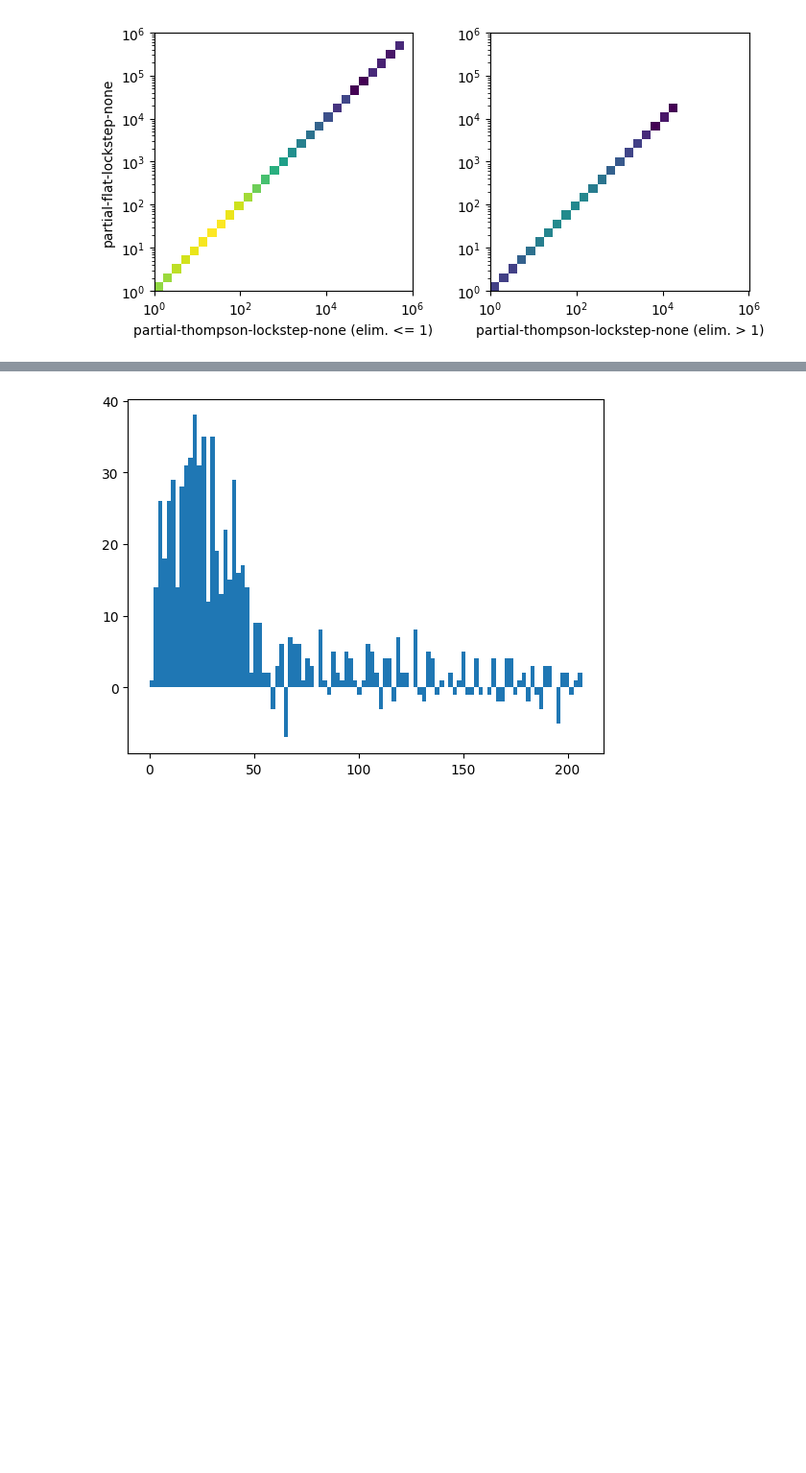
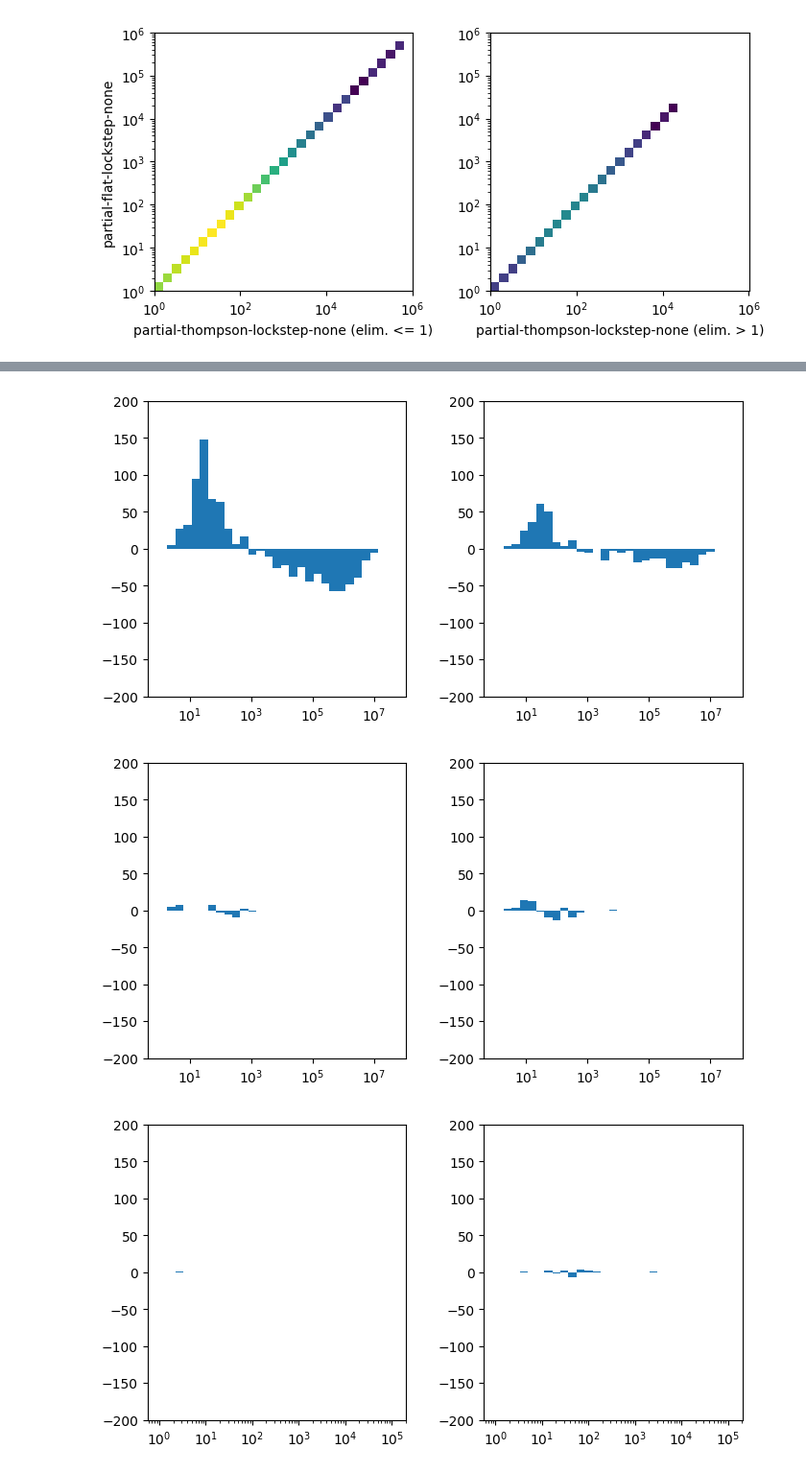
Before and after one commit to bkmwatling/BRU, a Jupyter notebook: benchmark/notebooks/figures/step_plot.ipynb, the cells around one changed output, grey strips where cells are left out. Shown at 96% size. Saved outputs shown, nothing was run; the diff lists cells and outputs as text; code cells hidden in the pictures; blank space fills up the shorter version.

Commit message:
Add histogram diffrent for all steps

```diff
--- a/benchmark/notebooks/figures/step_plot.ipynb
+++ b/benchmark/notebooks/figures/step_plot.ipynb
@@ -79,6 +79,7 @@ import importlib
 import itertools
 importlib.reload(plt)
 
+logging.basicConfig(level=logging.WARNING, stream=sys.stderr)
 options = itertools.product(
     ['full', 'partial'],
     [('spencer', 'none'), ('spencer', 'cn'), ('spencer', 'in'), ('lockstep', 'none')]
@@ -118,7 +119,7 @@ for matching_type, (scheduler, memo_scheme) in options:
     axs[0].set_ylabel(ylabel)
     axs[0].axis('square')
 
-    vmin = np.min(h)
+    vmax = np.max(h)
 
     axs[1].hist2d(xs[zs > threshold], ys[zs > threshold], bins=(x_space, y_space), norm='log', vmin=1, vmax=vmax)
     axs[1].set_xscale('log')
@@ -170,9 +171,57 @@ plt.show()
 # %%
-# Difference of histogram (excluding outliers)
-plt1, bin1, _ = plt.hist(xs, range=(minimum, maximum), log=True, bins=100)
-plt2, bin2, _ = plt.hist(ys, range=(minimum, maximum), log=True, bins=100)
-plt.clf()
-plt.bar(bin1[:-1], width=np.diff(bin1), height=plt2 - plt1, align='edge')
-plt.show()
+# Histogram 2D
+import importlib
+import itertools
+importlib.reload(plt)
+
+options = itertools.product(
+    ['full', 'partial'],
+    [('spencer', 'none'), ('spencer', 'cn'), ('spencer', 'in'), ('lockstep', 'none')]
+)
+threshold = 1
+
+for matching_type, (scheduler, memo_scheme) in options:
+    input_types = ['positive', 'negative']
+    xs = np.concatenate([
+        steps[matching_type]['thompson'][scheduler][memo_scheme][input_type]
+        for input_type in input_types
+    ])
+    xlabel = "-".join([matching_type, 'thompson', scheduler, memo_scheme])
+    ys = np.concatenate([
+        steps[matching_type]['flat'][scheduler][memo_scheme][input_type]
+        for input_type in input_types
+    ])
+    ylabel = "-".join([matching_type, 'flat', scheduler, memo_scheme])
+    zs = np.concatenate(
+        [eliminateds[memo_scheme][input_type] for input_type in input_types])
+
+    # Range excluding outliers
+    total = xs + ys
+    quartile_1 = np.quantile(total, 0.25)
+    quartile_3 = np.quantile(total, 0.75)
+    iqr = quartile_3 - quartile_1
+    maximum = np.max(total, where=xs <= quartile_3 + 1.5 * iqr, initial=-np.inf)
+    minimum = np.min(total, where=xs >= quartile_1 - 1.5 * iqr, initial=np.inf)
+
+    fig, axs = plt.subplots(1, 2, figsize=(8, 4))
+    for i in range(2):
+        _xs = xs[zs <= threshold] if i == 0 else xs[zs > threshold]
+        _ys = ys[zs <= threshold] if i == 0 else ys[zs > threshold]
+        bins = np.geomspace(1, max(xs+ys), 30)
+        plt1, _ = np.histogram(_xs, bins)
+        plt2, _ = np.histogram(_ys, bins)
+        height = plt2 - plt1
+        axs[i].bar(bins[:-1], width=np.diff(bins), height=height, align='edge')
+        axs[i].set_xscale('log')
+        axs[i].set_ylim([-200,200])
+
+    plt.subplots_adjust(wspace=0.3)
+    output_dir = Path('./outputs')
+    output_dir.mkdir(parents=True, exist_ok=True)
+    filename = "-".join([matching_type, scheduler, memo_scheme]) + '-histdiff.pdf'
+    plt.savefig(output_dir / filename)
+    plt.show()
 # %% [output]
-[figure, old version]
+[figure, new version]
+[figure, added]
+[figure, added]
```
Also changed, not shown: parts of 6 cells of this notebook, 17 other files.
